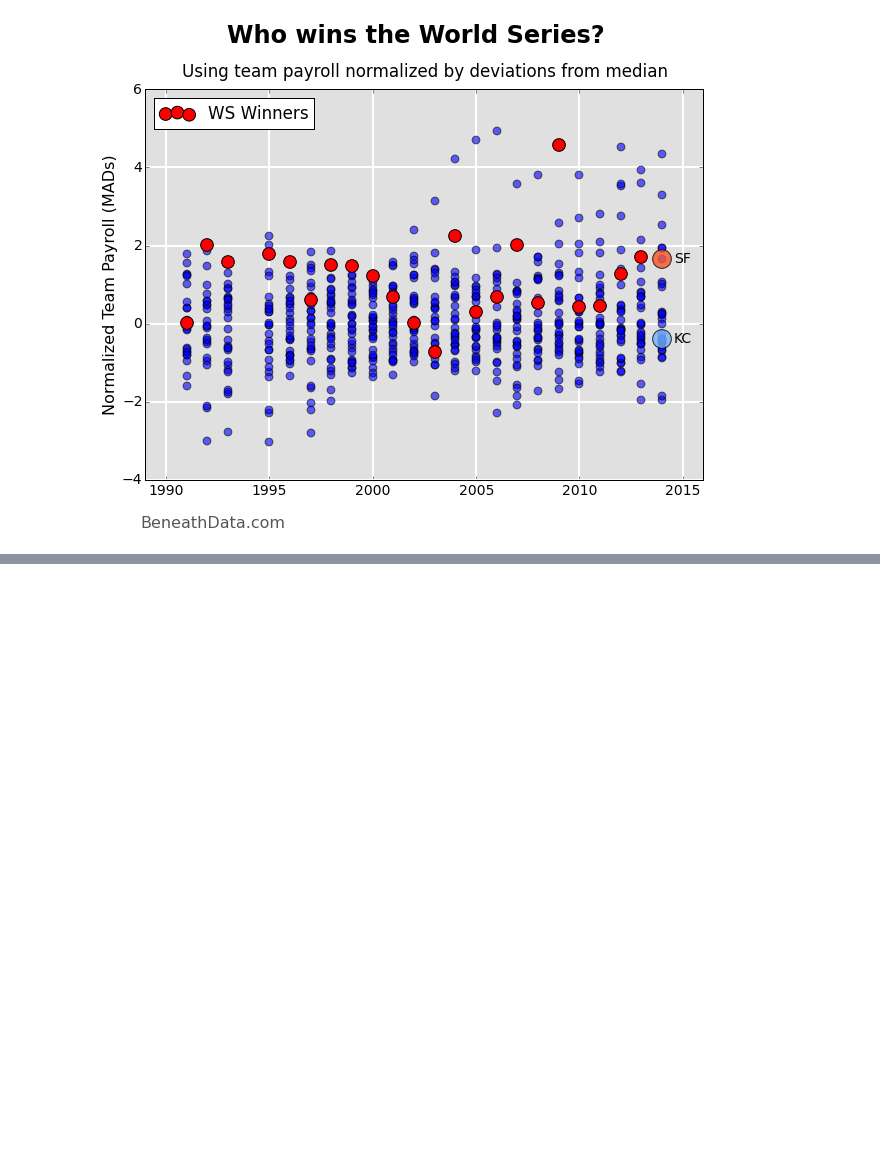
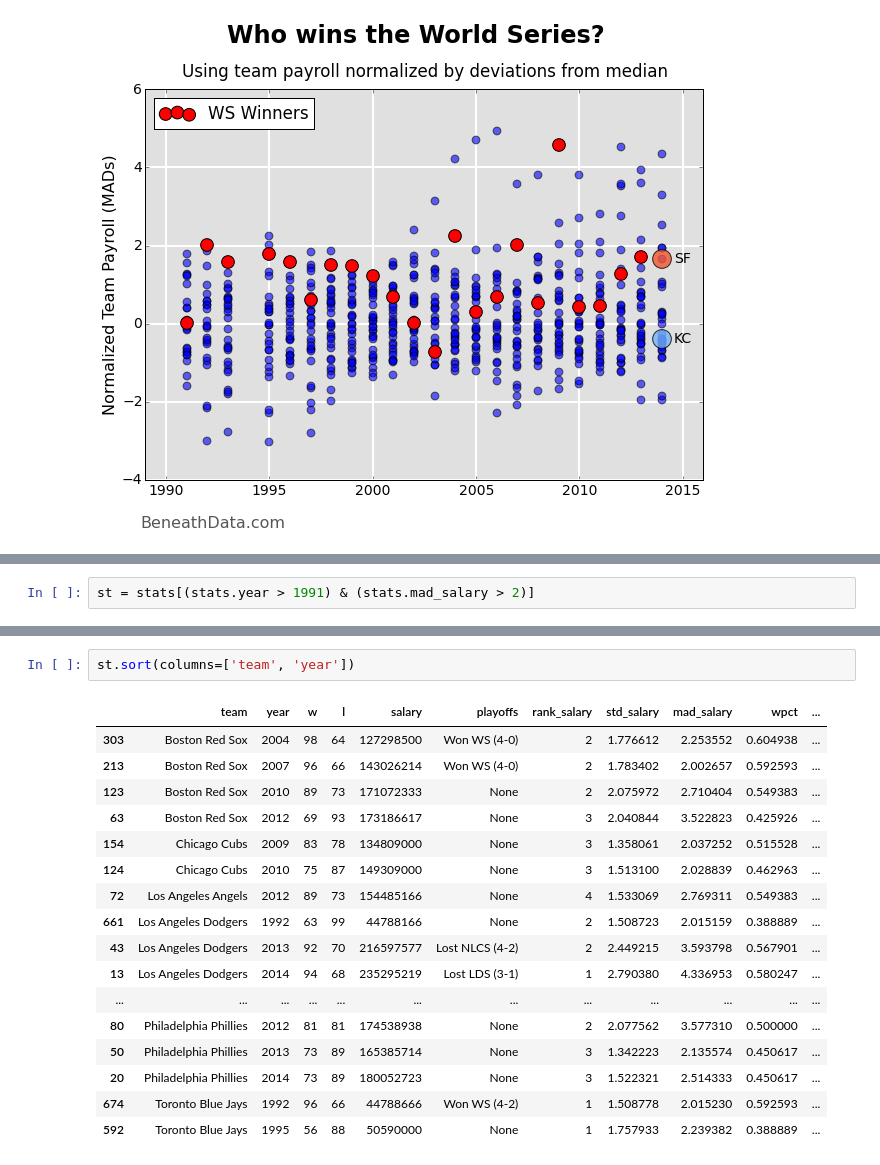
Before and after one commit to tyleha/personal, a Jupyter notebook: baseball.ipynb, the cells around one changed output, grey strips where cells are left out. Drawn from its saved outputs; the diff is of its cells as text; blank space fills up the shorter version.

```diff
--- a/baseball.ipynb
+++ b/baseball.ipynb
@@ -523,0 +526,2 @@ plt.savefig(r'C:\Users\thartley\Desktop\foo.png', dpi=100, bbox_inches='tight',
+# %%
+st = stats[(stats.year > 1991) & (stats.mad_salary > 2)]
@@ -523,0 +559,20 @@ plt.savefig(r'C:\Users\thartley\Desktop\foo.png', dpi=100, bbox_inches='tight',
+# %%
+st.sort(columns=['team', 'year'])
+# %% [output]
+|  | team | year | w | l | salary | playoffs | rank_salary | std_salary | mad_salary | wpct | ... |
+| 303 | Boston Red Sox | 2004 | 98 | 64 | 127298500 | Won WS (4-0) | 2 | 1.776612 | 2.253552 | 0.604938 | ... |
+| 213 | Boston Red Sox | 2007 | 96 | 66 | 143026214 | Won WS (4-0) | 2 | 1.783402 | 2.002657 | 0.592593 | ... |
+| 123 | Boston Red Sox | 2010 | 89 | 73 | 171072333 | None | 2 | 2.075972 | 2.710404 | 0.549383 | ... |
+| 63 | Boston Red Sox | 2012 | 69 | 93 | 173186617 | None | 3 | 2.040844 | 3.522823 | 0.425926 | ... |
+| 154 | Chicago Cubs | 2009 | 83 | 78 | 134809000 | None | 3 | 1.358061 | 2.037252 | 0.515528 | ... |
+| 124 | Chicago Cubs | 2010 | 75 | 87 | 149309000 | None | 3 | 1.513100 | 2.028839 | 0.462963 | ... |
+| 72 | Los Angeles Angels | 2012 | 89 | 73 | 154485166 | None | 4 | 1.533069 | 2.769311 | 0.549383 | ... |
+| 661 | Los Angeles Dodgers | 1992 | 63 | 99 | 44788166 | None | 2 | 1.508723 | 2.015159 | 0.388889 | ... |
+| 43 | Los Angeles Dodgers | 2013 | 92 | 70 | 216597577 | Lost NLCS (4-2) | 2 | 2.449215 | 3.593798 | 0.567901 | ... |
+| 13 | Los Angeles Dodgers | 2014 | 94 | 68 | 235295219 | Lost LDS (3-1) | 1 | 2.790380 | 4.336953 | 0.580247 | ... |
+| ... | ... | ... | ... | ... | ... | ... | ... | ... | ... | ... | ... |
+| 80 | Philadelphia Phillies | 2012 | 81 | 81 | 174538938 | None | 2 | 2.077562 | 3.577310 | 0.500000 | ... |
+| 50 | Philadelphia Phillies | 2013 | 73 | 89 | 165385714 | None | 3 | 1.342223 | 2.135574 | 0.450617 | ... |
+| 20 | Philadelphia Phillies | 2014 | 73 | 89 | 180052723 | None | 3 | 1.522321 | 2.514333 | 0.450617 | ... |
+| 674 | Toronto Blue Jays | 1992 | 96 | 66 | 44788666 | Won WS (4-2) | 1 | 1.508778 | 2.015230 | 0.592593 | ... |
+| 592 | Toronto Blue Jays | 1995 | 56 | 88 | 50590000 | None | 1 | 1.757933 | 2.239382 | 0.388889 | ... |
```
Also changed, not shown: parts of 3 cells of this notebook, 2 other files.
